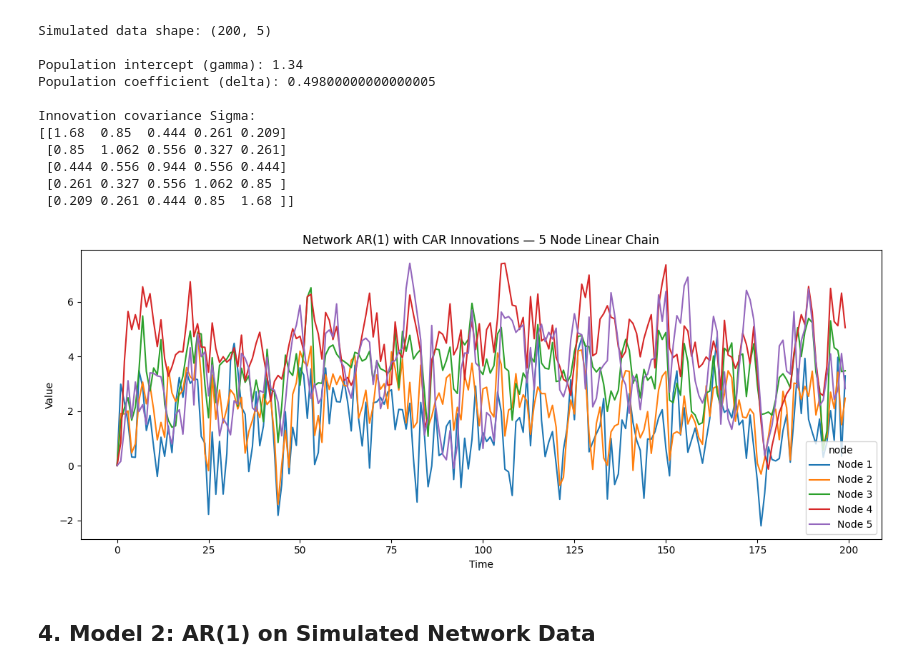
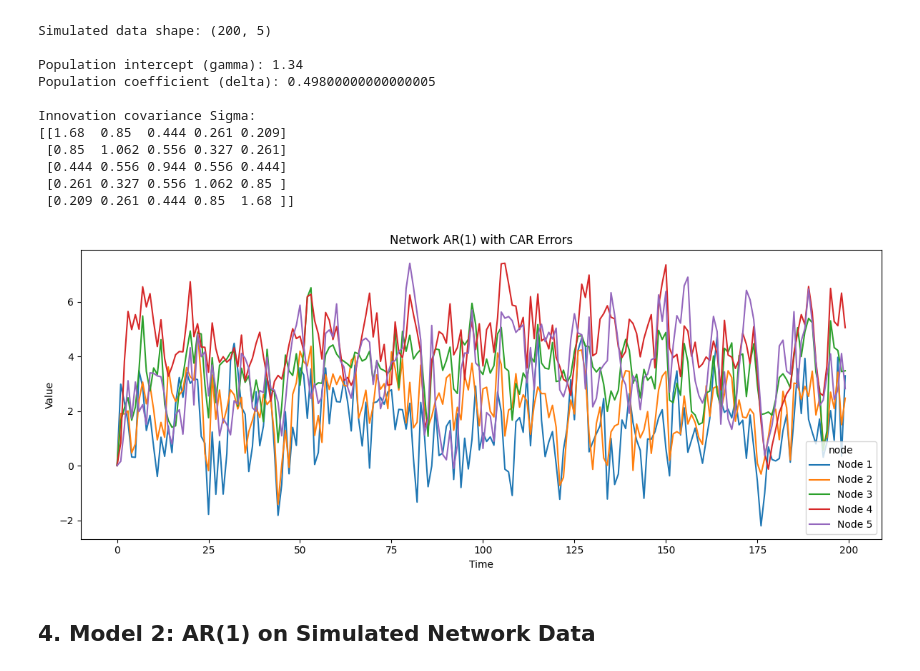
Before and after one commit to hatalan/sta720-project, a Jupyter notebook: notebooks/ar/ar.ipynb, the cells around one changed output. Saved outputs shown, nothing was run; the diff lists cells and outputs as text; code cells hidden in the pictures.

```diff
--- a/notebooks/ar/ar.ipynb
+++ b/notebooks/ar/ar.ipynb
@@ -146,43 +124,12 @@ sigma   20.27880   2664.83   2513.38    12569.90  1.00165
 ## 4. Simulate Network AR(1) Data
 # %%
 def sim_ar_net_model(gamma, delta, c, beta, W, tau, alpha, T, initial=None, seed=None):
-    """Simulate a network AR(1) with CAR-structured innovations.
-
-    Model:
-        Y_i(t) = c_i + beta_i * Y_i(t-1) + epsilon(t)
-        epsilon(t) ~ MVN(0, Sigma)
-        Sigma = (tau * (D - rho * W))^{-1}     [proper CAR]
-
-    Parameters
-    ----------
-    c : array of shape (K,)
-        Node-specific intercepts.
-    beta : array of shape (K,)
-        Node-specific AR(1) coefficients.
-    W : array of shape (K, K)
-        Adjacency matrix (symmetric, zero diagonal).
-    tau : float
-    alpha : float (0 < alpha < 1)
-        Controls the amount of spatial correlation
-    T : int
-        Number of time periods
-    initial : array of shape (K,) or None
-    seed : int or None
-
-    Returns
-    -------
-    Y : array of shape (T, K)
-        Simulated multivariate time series.
-    Sigma : array of shape (K, K)
-        Innovation covariance matrix used.
-    """
-
     np.random.seed(seed)
     K = len(c)
     assert W.shape == (K, K)
     assert T >= 1
 
-    # Build precision matrix (Q)
+    # precision matrix (Q)
     D = np.diag(W.sum(axis=1))
     Q = tau * (D - alpha * W)
     Sigma = np.linalg.inv(Q)
@@ -251,18 +197,18 @@ Innovation covariance Sigma:
 # %%
 # Plot all 5 nodes
 df_net = pd.DataFrame(Y_net, columns=[f"Node {i+1}" for i in range(K)])
 df_net["t"] = range(T_net)
 df_net_long = df_net.melt(id_vars="t", var_name="node", value_name="value")
 
 plt.figure(figsize=(12, 5))
 sns.lineplot(data=df_net_long, x="t", y="value", hue="node")
-plt.title("Network AR(1) with CAR Innovations — 5 Node Linear Chain")
+plt.title("Network AR(1) with CAR Errors")
 plt.xlabel("Time")
 plt.ylabel("Value")
 plt.tight_layout()
 plt.show()
 # %% [output]
-[figure, old version]
+[figure, new version]
 # %% [markdown]
 ## 4. Model 2: AR(1) on Simulated Network Data
 # %%
```
Also changed, not shown: parts of 4 cells of this notebook.
